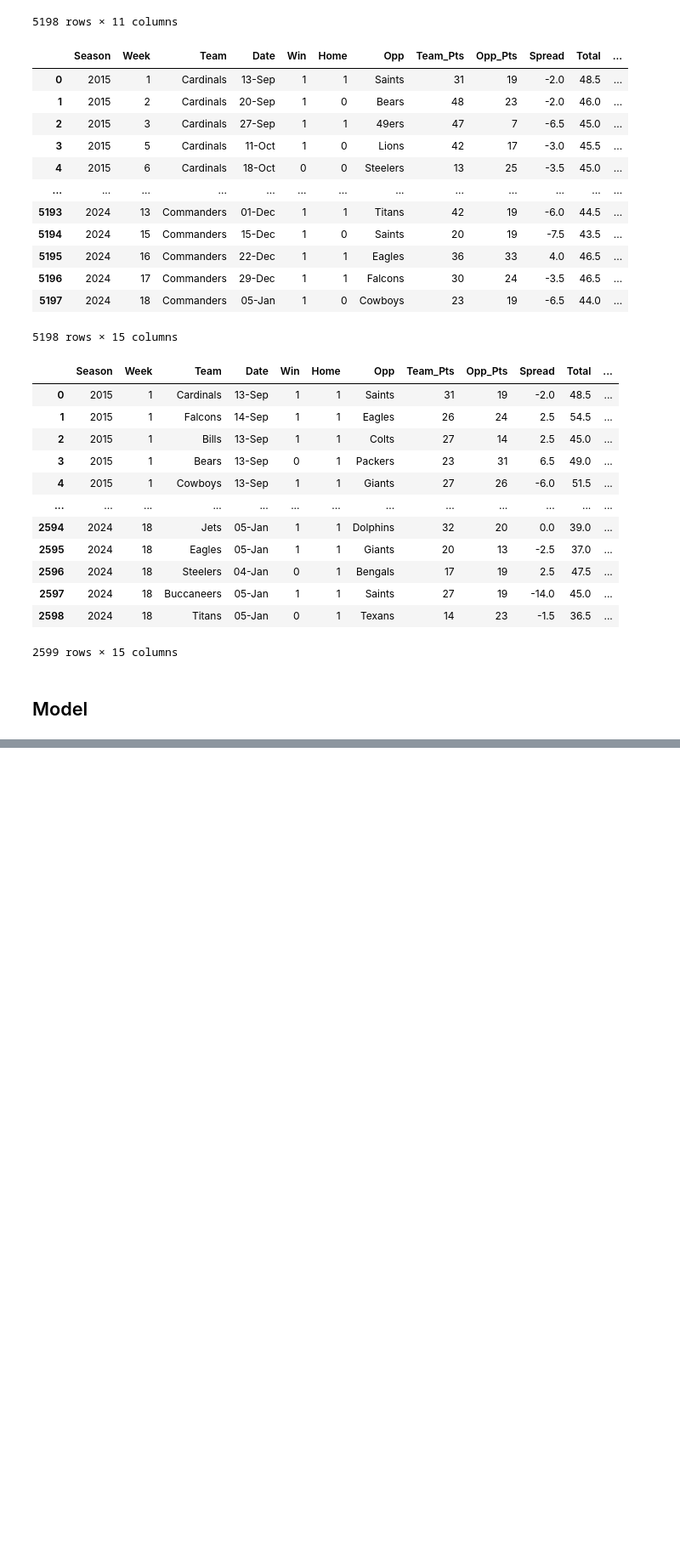
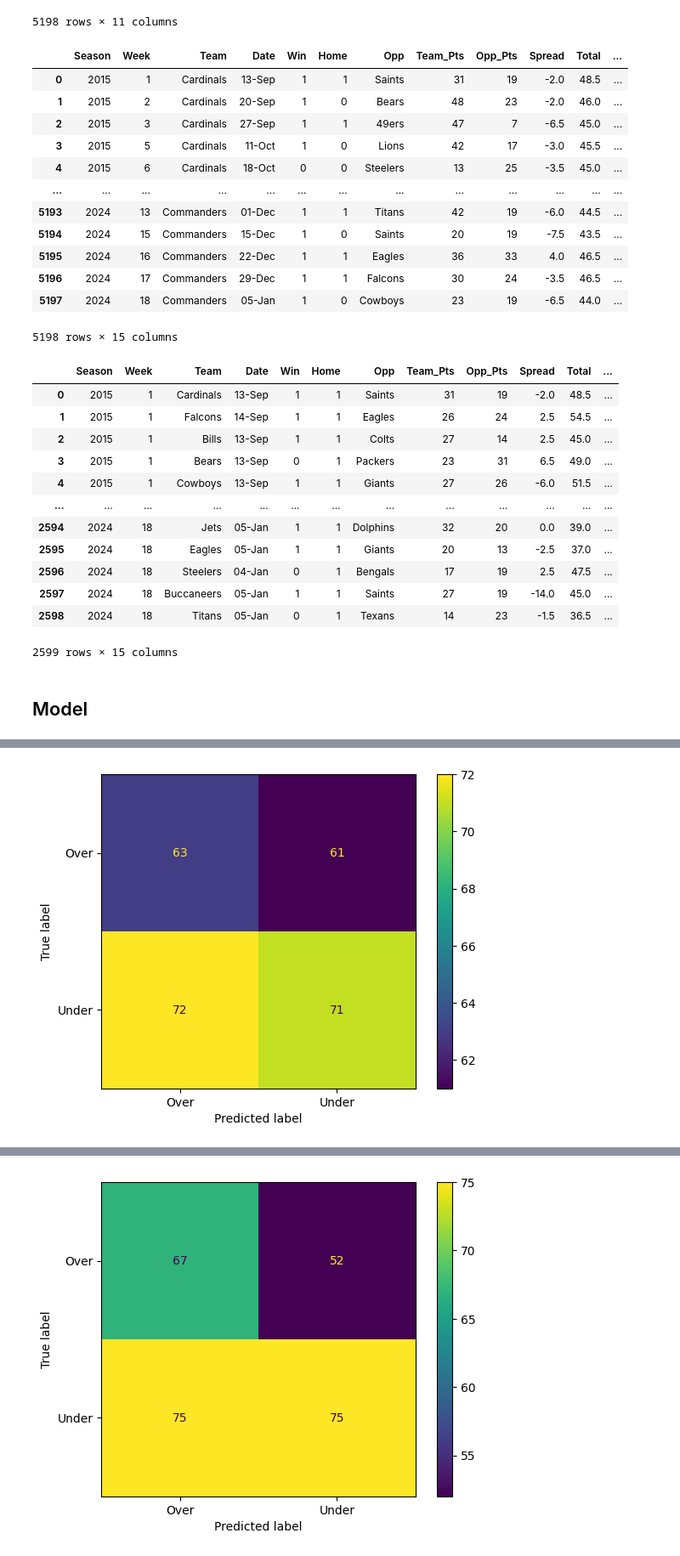
Before and after one commit to JamieYau/nfl-model, a Jupyter notebook: notebooks/nfl_model.ipynb, the cells around one changed output, grey strips where cells are left out. Shown at 85% size. Cells and saved outputs as stored; diff of their text form; code cells hidden in the pictures; blank space fills up the shorter version.

```diff
--- a/notebooks/nfl_model.ipynb
+++ b/notebooks/nfl_model.ipynb
@@ -81,3 +84,67 @@ with pd.option_context("display.max_colwidth", None, "display.max_columns", None
 2599 rows × 15 columns
 # %% [markdown]
 ## Model
+# %%
+ # Set features and target
+features = ['Spread', 'Total']
+target = 'Under'
+
+# Iterate over last 4 seasons ###############################################################################
+for season in [2021, 2022, 2023]:
+    # Display current season
+    print(f"Processing season: {season}")
+
+    # Initialise the season aggregates
+    y_preds = []
+    y_trues = []
+
+    # Iterate over each week
+    for week in range(1, 19):
+        # Display current week
+        print(f' Week {week:>2}:', end=' ')
+
+        # Create training set
+        train_df = nfl_df.query('Season < @season or (Season == @season and Week < @week) and True_Total != Total')
+
+        # Create test set
+        test_df = nfl_df.query('Season == @season and Week == @week and True_Total != Total')
+
+        # Create X_train, y_train, X_test, y_test
+        X_train = train_df[features]
+        y_train = train_df[target]
+        X_test = test_df[features]
+        y_test = test_df[target]
+
+        # Create model
+        model = KNeighborsClassifier(n_neighbors=7)
+
+        # Train model
+        clf = model.fit(X_train, y_train)
+
+        # Make predictions
+        y_pred = clf.predict(X_test)
+
+        # Get true values
+        y_true = y_test
+
+        # Display accuracy
+        print(f"Accuracy: {accuracy_score(y_true, y_pred):.2%}")
+
+        # Append predictions and true values
+        y_preds.extend(y_pred)
+        y_trues.extend(y_true)
+
+    # Display the total accuracy score for the current season
+    print(f'Season {season}: Total accuracy score={accuracy_score(y_trues, y_preds):.2%}')
+
+    # Display the classification report for the current season
+    print(f'\nClassification Report for {season}:')
+    print(classification_report(y_trues, y_preds, target_names=['Over','Under']))
+
+    # Display the confusion matrix for the current season
+    cm = confusion_matrix(y_trues, y_preds)
+    cm_display = ConfusionMatrixDisplay(confusion_matrix=cm, display_labels=['Over','Under'])
+    cm_display.plot()
+    plt.grid(False)
+    plt.show()
+# %% [output]
@@ -83,0 +168 @@ with pd.option_context("display.max_colwidth", None, "display.max_columns", None
+[figure, added]
@@ -83,0 +186 @@ with pd.option_context("display.max_colwidth", None, "display.max_columns", None
+[figure, added]
```
Also changed, not shown: parts of 2 cells of this notebook, 2 other files.
